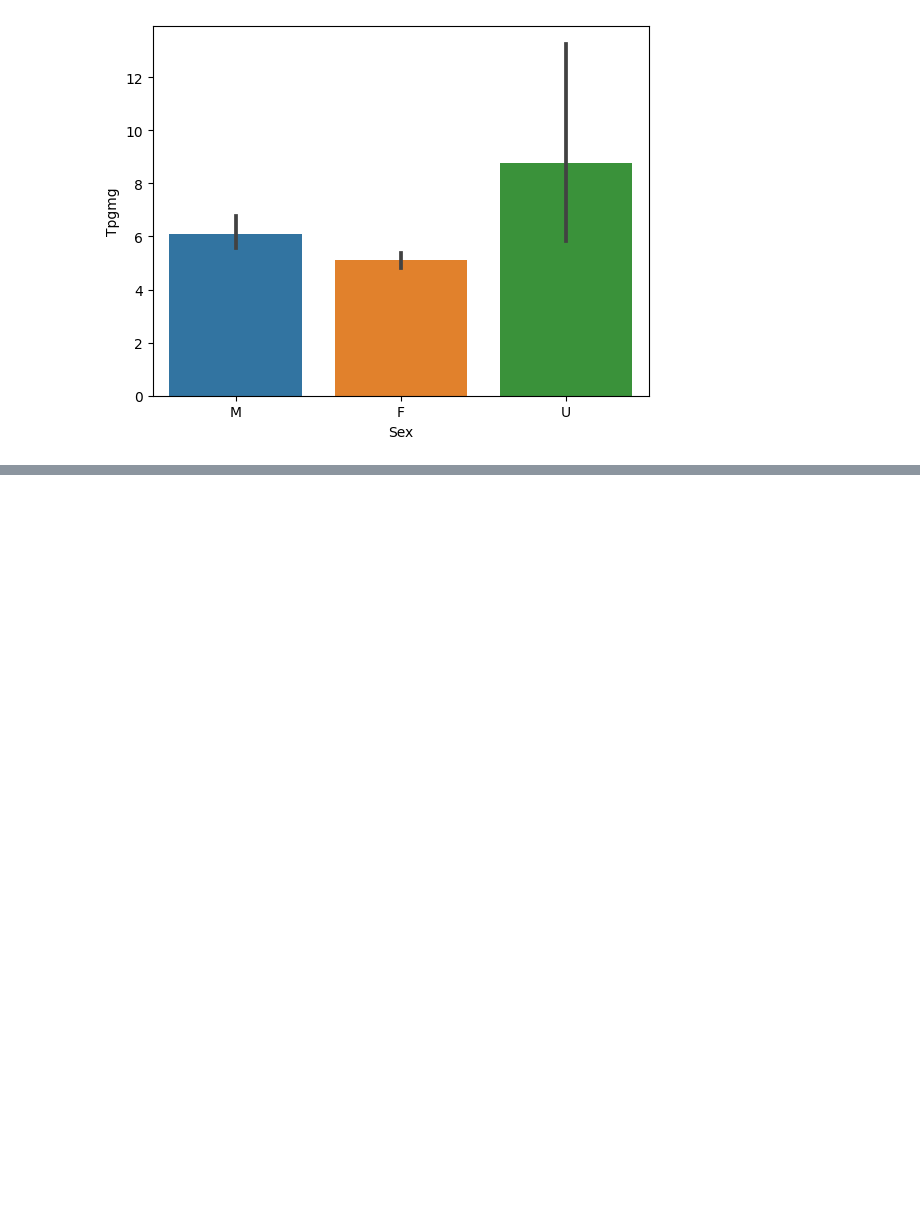
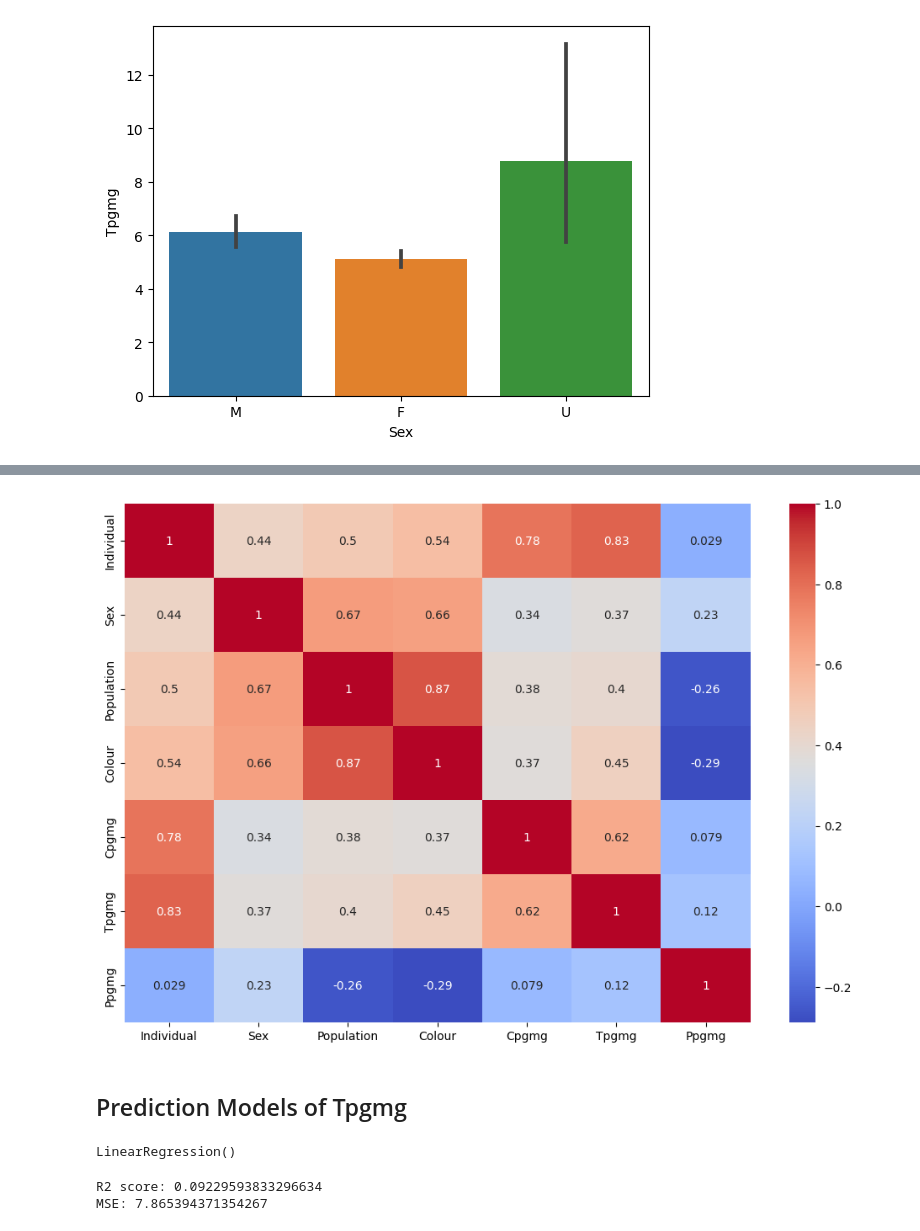
Before and after one commit to slubambo/MOSQUITO-DATASET, a Jupyter notebook: Wolf_Hormones.ipynb, the cells around one changed output, grey strips where cells are left out. Saved outputs shown, nothing was run; the diff lists cells and outputs as text; code cells hidden in the pictures; blank space fills up the shorter version.

```diff
--- a/Wolf_Hormones.ipynb
+++ b/Wolf_Hormones.ipynb
@@ -131,0 +155,10 @@ sns.histplot(x='Cpgmg', data=data)
+# %%
+# Visualize correlation matrix
+plt.figure(figsize = (12,8))
+corr_matrix = data.apply(lambda x: pd.factorize(x)[0]).corr(method='pearson')
+sns.heatmap(corr_matrix, annot=True, cmap='coolwarm')
+plt.show()
+# %% [output]
+[figure, added]
+# %% [markdown]
+## Prediction Models of Tpgmg
@@ -131,0 +181,25 @@ sns.histplot(x='Cpgmg', data=data)
+# %%
+from sklearn.linear_model import LinearRegression
+
+# Create a Linear Regression model
+model = LinearRegression()
+
+# Train the model using the training data
+model.fit(X_train, y_train)
+# %% [output]
+LinearRegression()
+# %%
+from sklearn.metrics import r2_score, mean_squared_error
+
+# Make predictions using the testing data
+y_pred = model.predict(X_test)
+
+# Evaluate the performance of your model
+r2 = r2_score(y_test, y_pred)
+mse = mean_squared_error(y_test, y_pred)
+
+print('R2 score:', r2)
+print('MSE:', mse)
+# %% [output]
+R2 score: 0.09229593833296634
+MSE: 7.865394371354267
```
Also changed, not shown: parts of 28 cells of this notebook.
